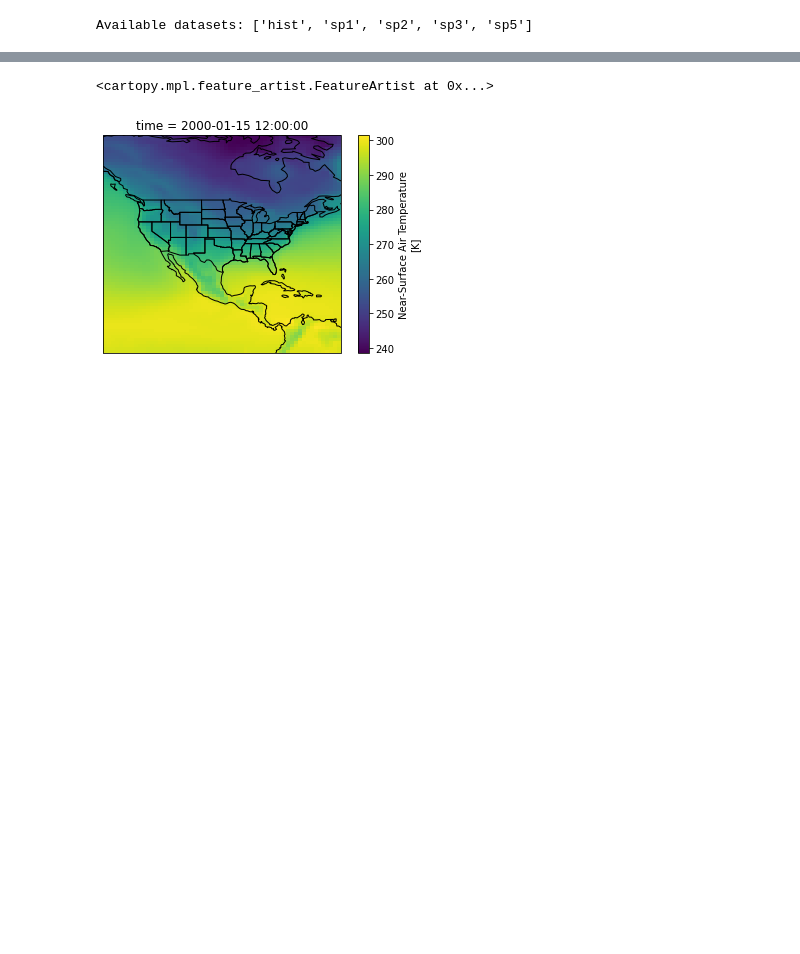
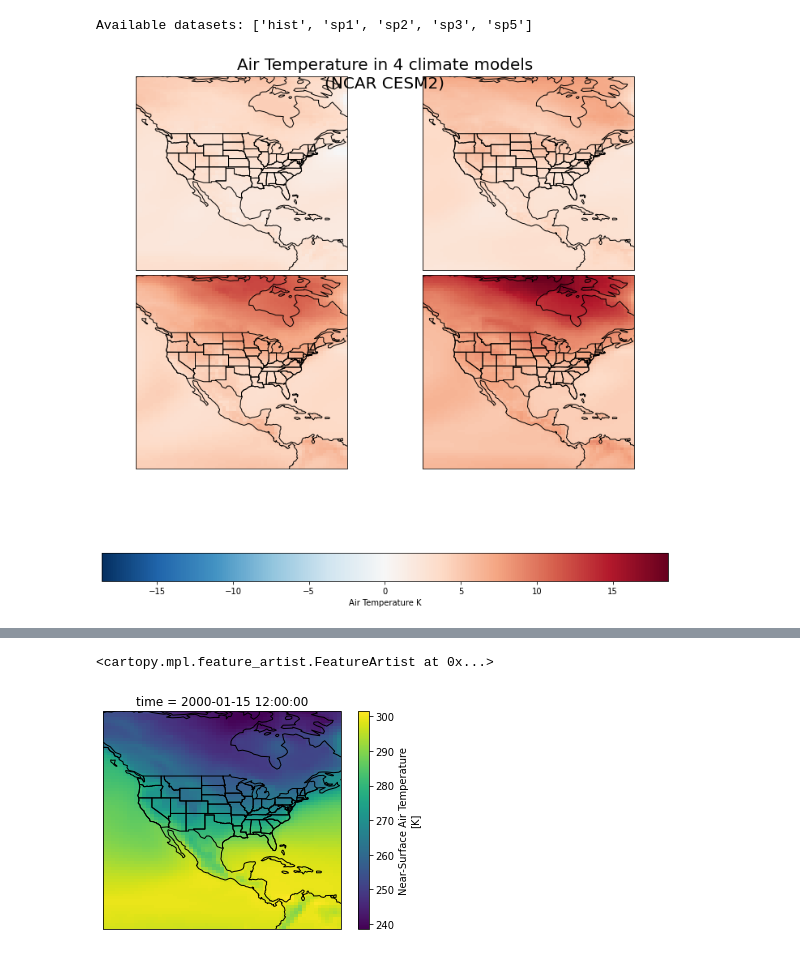
Before and after one commit to UCB-stat-159-s22/hw07-group20, a Jupyter notebook: notebooks/United States.ipynb, the cells around one changed output, grey strips where cells are left out. Drawn from its saved outputs; the diff is of its cells as text; code cells hidden in the pictures; blank space fills up the shorter version.

```diff
--- a/notebooks/United States.ipynb
+++ b/notebooks/United States.ipynb
@@ -54,0 +89,77 @@ Available datasets: ['hist', 'sp1', 'sp2', 'sp3', 'sp5']
+# %%
+def plot_diff(d, var, crs, vardict, modeldict):
+    """
+    .
+    """
+    for k in d.keys():
+        d[k][k] = d[k][var].copy()
+
+    # ds = xr.combine_by_coords([d[k][k] for k in d.keys()])
+
+    models = np.array(list(d))
+    model_data = np.vstack(tuple([d[k][var].values for k in models]))
+
+    ds = xr.Dataset(
+        data_vars = {
+            k: (['model', 'lat', 'lon'], model_data)
+        },
+        coords = {
+            'model': models,
+            'lat': d[models[0]]['lat'],
+            'lon': d[models[0]]['lon'],
+        }
+    )
+
+    ds = ds.rename({models[-1]: var})
+
+    dplot = ds[var].plot(
+        col='model',
+        col_wrap=2,
+        transform=crs,
+        figsize=(10, 10),
+        # cmap='RdYlBu_r', vmin=-30, vmax=30, extend='neither',
+        cbar_kwargs={
+            "orientation": "horizontal",
+            #'anchor': (0, 2),
+            # "shrink": 0.8,
+            "aspect": 20,
+            'label': vardict[var]['name']+' '+vardict[var]['units'],
+            # 'ticks': [-35, 0, 35],
+            'spacing': 'proportional',
+        },
+        subplot_kws={
+            'projection': crs,
+        },
+    )
+
+    for i, ax in enumerate(dplot.axes.flatten()):
+        sc = modeldict[models[i]]['name'].split(':')[0] + r'$'
+        rcp = r'$' + modeldict[models[i]]['name'].split(':')[1]
+
+        ax.add_feature(cfeature.STATES.with_scale("110m"))
+
+        ax.coastlines("110m", color="k")
+        #ax.set_xlim(-180, 180)
+        ax.set_title('')
+        ax.annotate(
+            f'{sc}\n{rcp}',
+            (-170, -40), # in lat, lon
+            ha='left', va='center',
+            color='black',
+            fontsize=10,
+        ).set(
+            bbox={
+                'facecolor': 'white',
+                'edgecolor': 'black'
+            }
+        )
+    plt.suptitle(
+        f"{vardict[var]['name']} in {len(models)} climate models\n(NCAR CESM2)",
+        fontsize=20,
+        ha='center', va='center',
+        #x=0.5, y=0.9,
+    )
+
+plot_diff(USA, 'tas', crs, vardict, modeldict)
+# %% [output]
+[figure, added]
```
Also changed, not shown: parts of 9 cells of this notebook.
